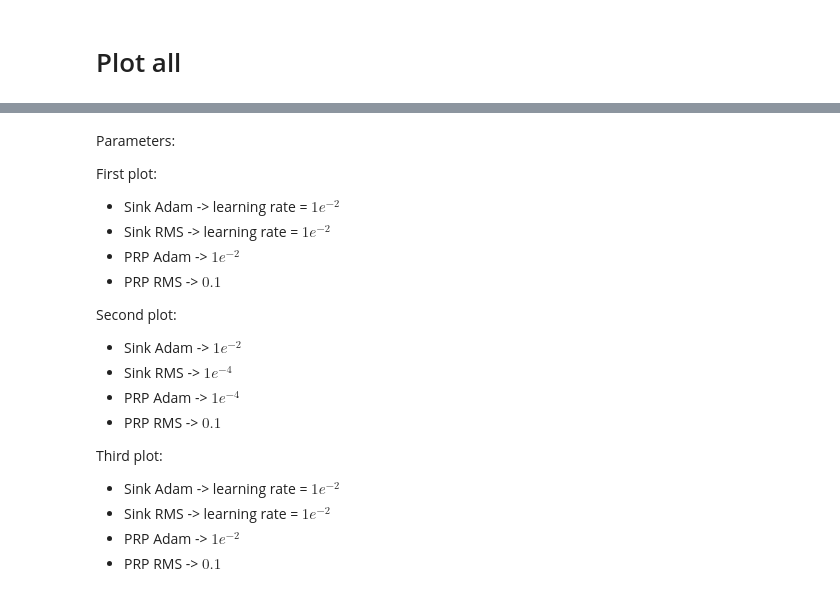
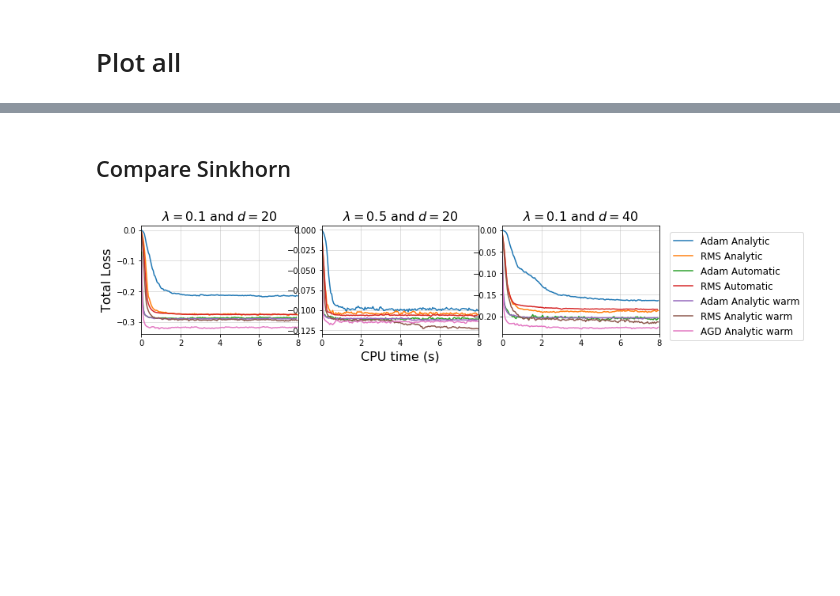
Before and after one commit to eboursier/regularized_private_learning, a Jupyter notebook: linear_toy_plot.ipynb, the cells around one changed output, grey strips where cells are left out. Saved outputs shown, nothing was run; the diff lists cells and outputs as text; code cells hidden in the pictures; blank space fills up the shorter version.

```diff
--- a/linear_toy_plot.ipynb
+++ b/linear_toy_plot.ipynb
@@ -221,23 +174,2 @@ plt.show()
-# %% [markdown]
-Parameters:
-
-
-First plot:
-- Sink Adam -> learning rate = $1e^{-2}$
-- Sink RMS -> learning rate = $1e^{-2}$
-- PRP Adam -> $1e^{-2}$
-- PRP RMS -> $0.1$
-
-
-Second plot:
-- Sink Adam -> $1e^{-2}$
-- Sink RMS -> $1e^{-4}$
-- PRP Adam -> $1e^{-4}$
-- PRP RMS -> $0.1$
-
-
-Third plot:
-- Sink Adam -> learning rate = $1e^{-2}$
-- Sink RMS -> learning rate = $1e^{-2}$
-- PRP Adam -> $1e^{-2}$
-- PRP RMS -> $0.1$
+# %% [markdown]
+## Compare Sinkhorn
@@ -244,3 +195,45 @@ Third plot:
+# %%
+fig = plt.figure()
+#ls = ['-', '--', '-.', ':', '-', '--']
+##################
+
+for i, z in enumerate(dimlambrange):
+    n = 0
+    dim, lamb = z
+    plt.subplot(131+i)
+    if i == 0:
+        l = []
+    for sinkiter, sinklr, optim, diff, restart in sinkparamsplot:
+        momstring = "_{}".format(sinkmomentum) if optim=="SGD" else ""
+        h, z = average(np.array(losses['sinkhorn'][(dim, lamb, sinkiter, sinklr, optim, diff, sinkmomentum, restart)]), stepsize=5e-2)
+        #lz, = plt.plot(h, z, ls[n])
+        n+=1
+        lz, = plt.plot(h, z, label = '{} lr={}'.format(optim, sinklr))
+        if i==0:
+            l.append(lz)
+
+
+    plt.title('$\lambda={}$ and $d={}$'.format(lamb, dim), fontsize=16)
+    if i==0:
+        plt.ylabel('Total Loss',fontsize=16)
+    if i==1:
+        #plt.ylim(-0.2, 0.5)
+        plt.xlabel('CPU time (s)',fontsize=16)
+    #else:
+        #plt.tick_params(axis='y', labelleft=False)
+    plt.xlim(0, 8)
+    plt.grid(alpha=0.5)
+
+
+fig.set_figheight(2.8)
+fig.set_figwidth(13)
+plt.subplots_adjust(left=0.1, right=0.8, wspace=0.15, hspace=0, bottom=0.2)
+fig.legend(l, labels, 'right', fontsize=12)
+#fig.legend()
+plt.savefig('figures/linear-toy-sinkhorn-compare1.pgf')
+plt.show()
+# %% [output]
+[figure, added]
 # %%
 fig = plt.figure()
 ls = ['-', '--', '-.', ':', (0, (3, 1, 1, 1, 1, 1)), (0, (5, 5))]
```
Also changed, not shown: parts of 11 cells of this notebook, 7 other files.
